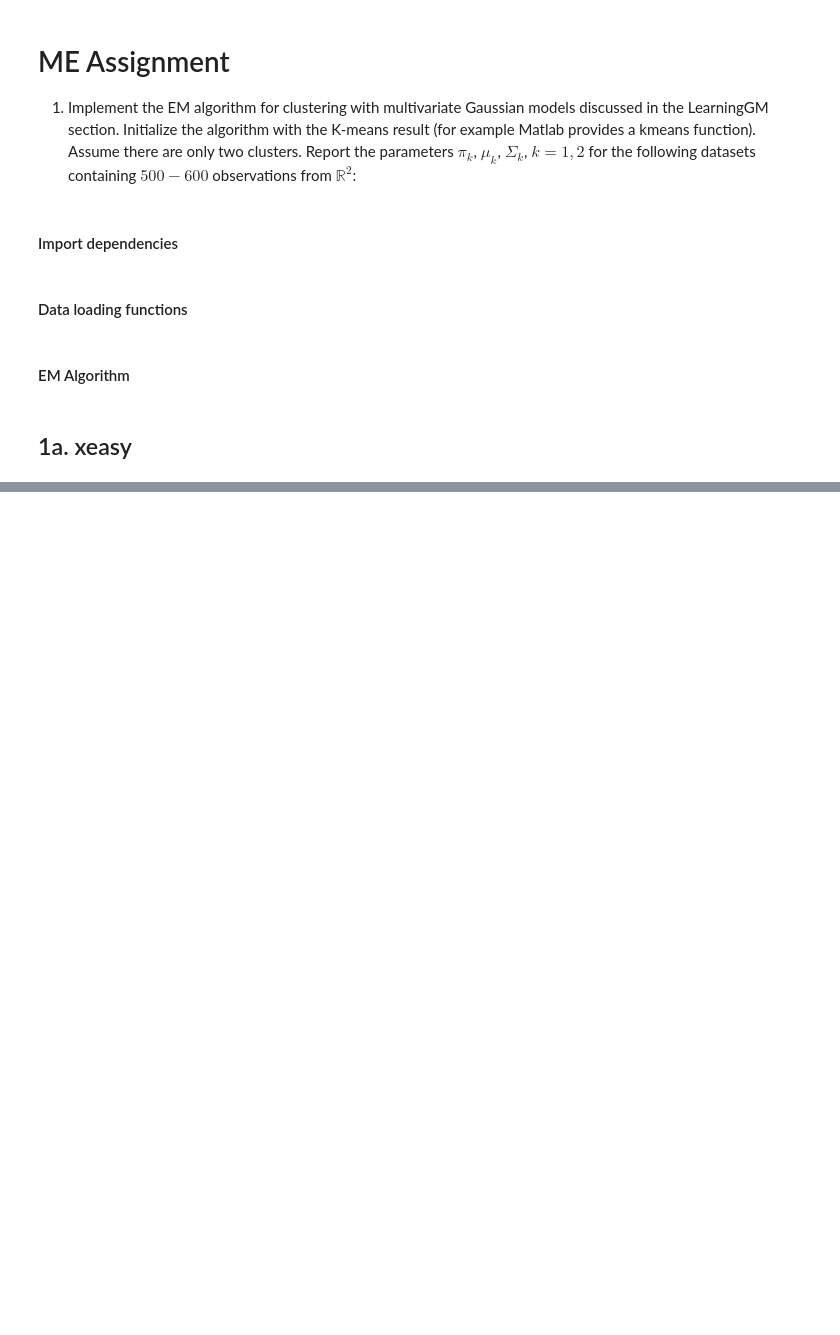
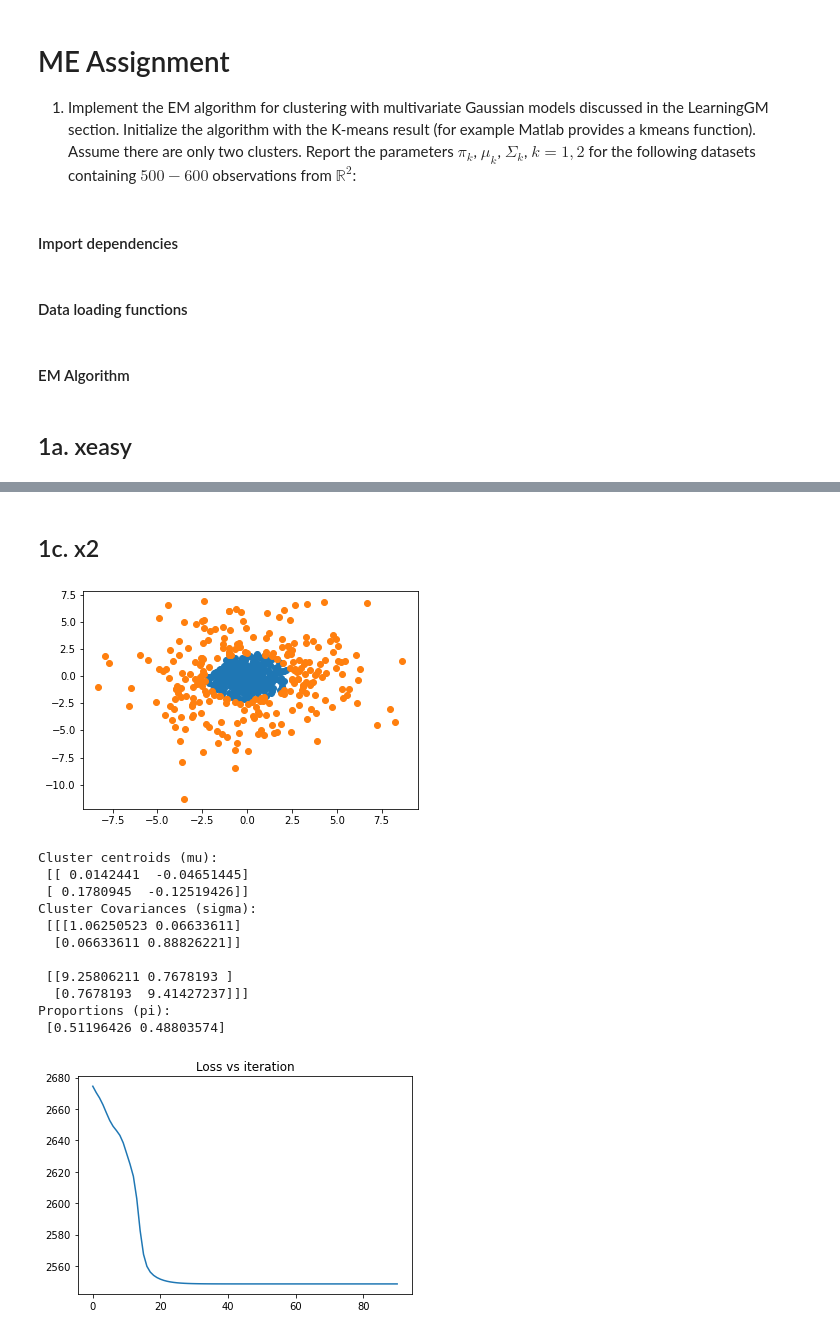
Before and after one commit to Kosaro/MachineLearningAssignments, a Jupyter notebook: EM.ipynb, the cells around one changed output, grey strips where cells are left out. Saved outputs shown, nothing was run; the diff lists cells and outputs as text; code cells hidden in the pictures; blank space fills up the shorter version.

```diff
--- a/EM.ipynb
+++ b/EM.ipynb
@@ -191,0 +166,18 @@ Third thing: [0.48803596 0.51196404]
+# %% [markdown]
+## 1c. x2
+# %%
+print_EM(get_x2())
+# %% [output]
+[figure, added]
+Cluster centroids (mu):
+ [[ 0.0142441  -0.04651445]
+ [ 0.1780945  -0.12519426]]
+Cluster Covariances (sigma):
+ [[[1.06250523 0.06633611]
+  [0.06633611 0.88826221]]
+
+ [[9.25806211 0.7678193 ]
+  [0.7678193  9.41427237]]]
+Proportions (pi):
+ [0.51196426 0.48803574]
+[figure, added]
```
Also changed, not shown: parts of 14 cells of this notebook.
